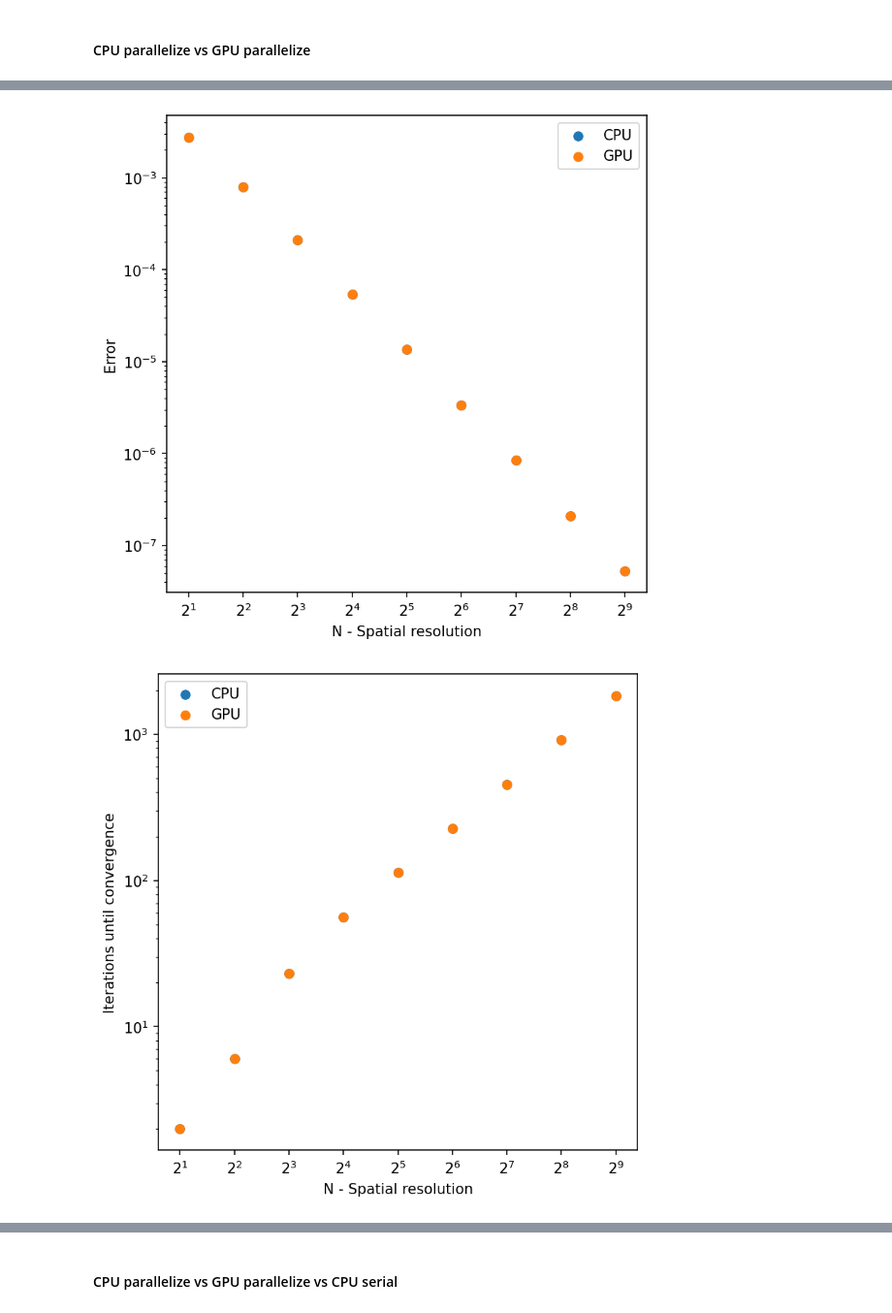
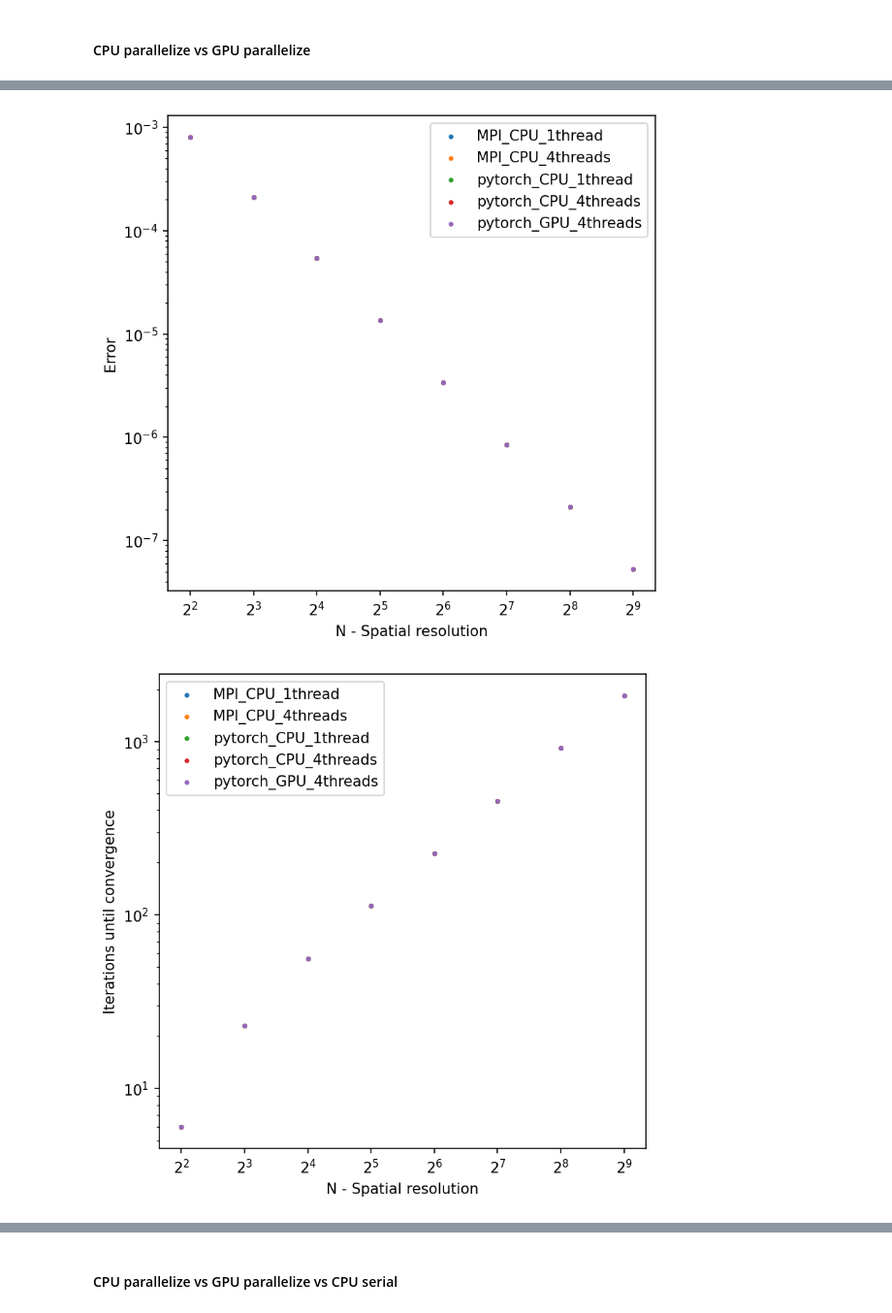
Before and after one commit to hsinfan1996/CGPoisson, a Jupyter notebook: demo_pytorch.ipynb, the cells around one changed output, grey strips where cells are left out. Shown at 97% size. Drawn from its saved outputs; the diff is of its cells as text; code cells hidden in the pictures.

```diff
--- a/demo_pytorch.ipynb
+++ b/demo_pytorch.ipynb
@@ -35,7 +41,7 @@ plt.show()
 # %%
-schemes = ["CG", "Gauss-Seidel", "SOR"]
-schemes = ["CG"]
-resolution = np.array([2, 4, 8, 16, 32, 64, 128, 256])
+# schemes = ["CG", "Gauss-Seidel", "SOR"]
+schemes = ["CG-CPU"]
+resolution = np.array([32])
 error_all = []
 iters_all = []
 wall_time_all = []
@@ -121,4 +119,4 @@ for N in resolution:
 
     np.savetxt(f"boundary_source_{N}.dat", init_cond.reshape(1, -1), "%.18f")
 
-    run(f"./CGPoisson.out boundary_source_{N}.dat", shell=True)
+    run(f".\\CGPoisson.out .\\boundary_source_{N}.dat", shell=True)
@@ -134,5 +123,5 @@ for N in resolution:
 # %%
-for N in resolution:
+for N in resolution[:-2]:
     sol = np.loadtxt(f"output_{N}.txt")
     N_sol = int(np.sqrt(sol.shape)[0])
     sol_plot = sol.reshape(-1, N_sol, order='C')[1:-1, 1:-1]
@@ -212,14 +202,17 @@ plt.show()
 # %% [markdown]
 #### CPU parallelize vs GPU parallelize
 # %%
-schemes = ["CG"]
-resolution = np.array([2, 4, 8, 16, 32, 64, 128, 256, 512])
+schemes = [ "CG-MPI","CG"]
+resolution = np.array([2,4,8,16,32,64,128,256, 512])
 error_all = []
 iters_all = []
 wall_time_all = []
 
 for scheme in schemes:
-    for device in ['cpu', 'cuda']:
+    if scheme == 'CG-MPI': devices = ['cpu_1thread','cpu']
+    else: devices = ['cpu_1thread','cpu', 'cuda']
+    for device in devices:
+        print(scheme, device)
         error = []
         iters = []
         wall_time = []
@@ -238,10 +231,10 @@ for scheme in schemes:
             t2 = time.time()
 
             error.append(np.abs(poisson.u[1:-1, 1:-1] - ref).sum() / N ** 2)
-            print(error)
+
             iters.append(poisson.steps)
             wall_time.append(t2 - t1)
-
+        print(error)
         error_all.append(error)
         iters_all.append(iters)
         wall_time_all.append(wall_time)
@@ -268,40 +260,40 @@ for scheme in schemes:
 fig1, axes1 = plt.subplots(figsize=(6, 6), dpi=150)
 fig2, axes2 = plt.subplots(figsize=(6, 6), dpi=150)
 fig3, axes3 = plt.subplots(figsize=(6, 6), dpi=150)
-para = ['CPU', 'GPU']
+para = [ 'MPI_CPU_1thread','MPI_CPU_4threads', 'pytorch_CPU_1thread', 'pytorch_CPU_4threads','pytorch_GPU_4threads']
 for i, err in enumerate(error_all):
-    fig1.gca().scatter(np.array(resolution), err, label=para[i])
+    fig1.gca().scatter(resolution[1:], err[1:], label=para[i], s = 5)
     fig1.gca().set_yscale("log", base=10)
     fig1.gca().set_xscale("log", base=2)
     fig1.gca().set_xlabel("N - Spatial resolution")
     fig1.gca().set_ylabel("Error")
 
 for i, iter in enumerate(iters_all):
-    fig2.gca().scatter(resolution, iter, label=para[i])
+    fig2.gca().scatter(resolution[1:], iter[1:], label=para[i], s = 5)
     fig2.gca().set_yscale("log", base=10)
     fig2.gca().set_xscale("log", base=2)
     fig2.gca().set_xlabel("N - Spatial resolution")
     fig2.gca().set_ylabel("Iterations until convergence")
 
 for i, _wall_time in enumerate(wall_time_all):
-    fig3.gca().scatter(resolution, _wall_time, label=para[i])
+    fig3.gca().scatter(resolution[1:], _wall_time[1:], label=para[i], s = 5)
     fig3.gca().set_yscale("log", base=10)
     fig3.gca().set_xscale("log", base=2)
     fig3.gca().set_xlabel("N - Spatial resolution")
     fig3.gca().set_ylabel("Wall time required for convergence")
 
 
 res = np.linspace(resolution[0], resolution[-1], 1000)
 #fig1.gca().plot(res, res**(-2), label=r"$f(x) \propto x^{-2}$", c='C3')
 # fig1.gca().plot(res, 5e-2*res**(-1), label=r"$f(x) \propto x^{-1}$", c='C4')
 # fig2.gca().plot(res, 3*res**(1.9), label=r"$f(x) \propto x^{1.9}$", c='C3')
 # fig2.gca().plot(res, 0.48*res**(2), label=r"$f(x) \propto x^{2}$", c='C4')
 # fig3.gca().plot(res, 1e-6*res**(4), label=r"$f(x) \propto x^{4}$", c='C3')
 fig1.gca().legend()
 fig2.gca().legend()
 fig3.gca().legend()
 
 plt.show()
 # %% [output]
-[figure, old version]
+[figure, new version]
-[figure, old version]
+[figure, new version]
```
Also changed, not shown: parts of 15 cells of this notebook, 1 other file.
